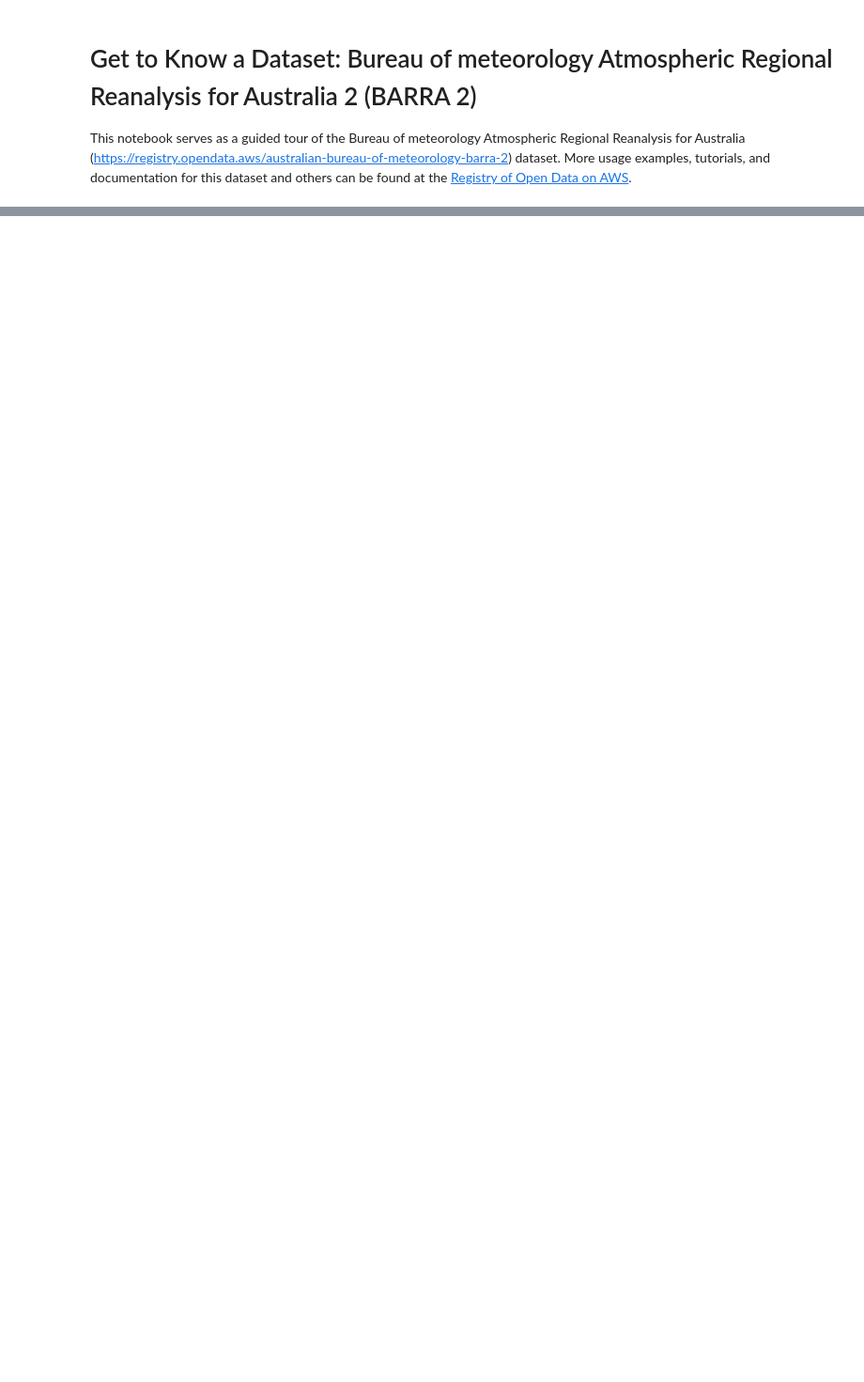
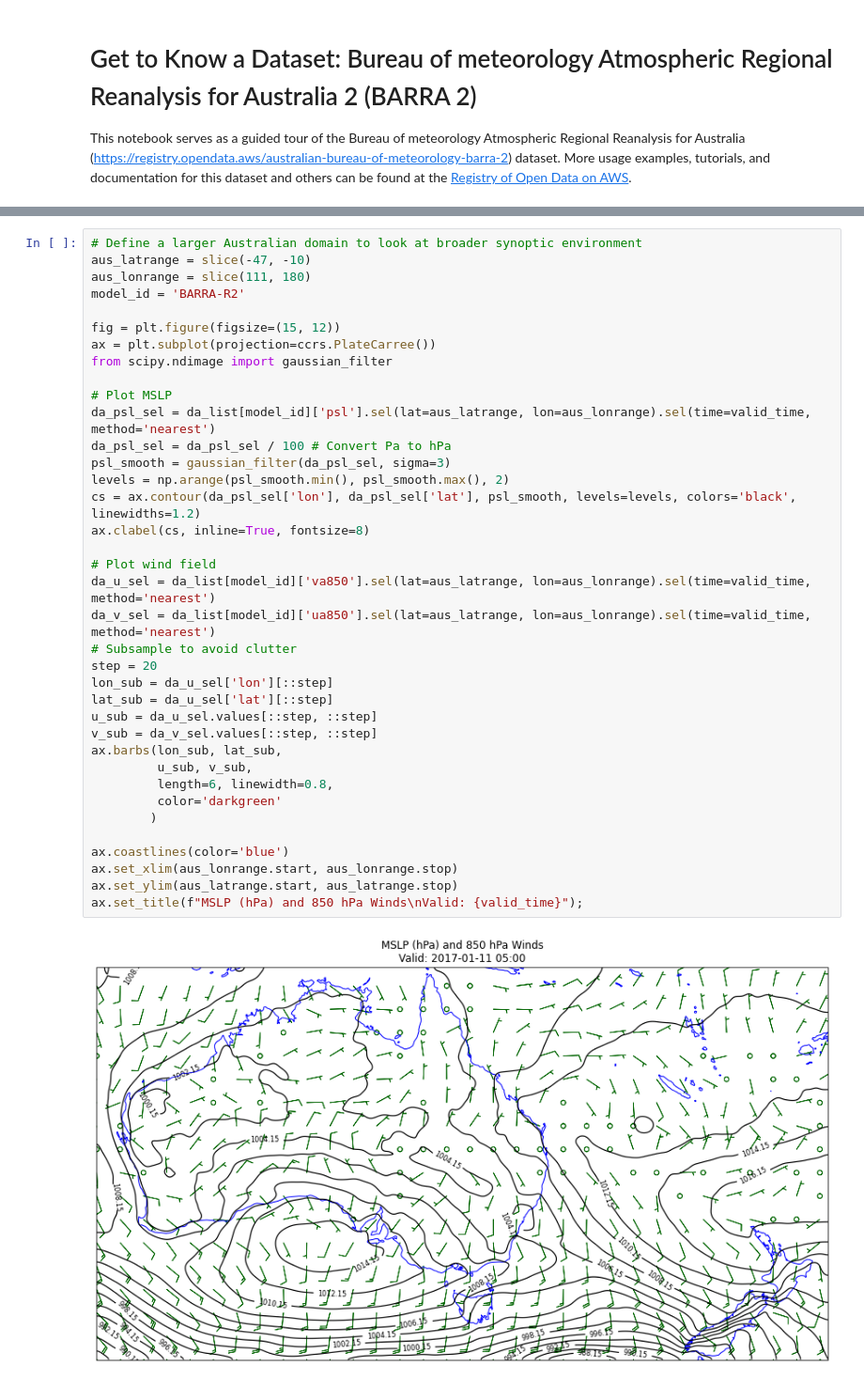
Before and after one commit to xcastagn/open-data-examples, a Jupyter notebook: get-to-know-a-dataset-barra_2.ipynb, the cells around one changed output, grey strips where cells are left out. Shown at 94% size. Saved outputs shown, nothing was run; the diff lists cells and outputs as text; blank space fills up the shorter version.

```diff
--- a/get-to-know-a-dataset-barra_2.ipynb
+++ b/get-to-know-a-dataset-barra_2.ipynb
@@ -84,0 +247,39 @@ The following repository contains Jupyter notebooks, and information to support
+# %%
+# Define a larger Australian domain to look at broader synoptic environment
+aus_latrange = slice(-47, -10)
+aus_lonrange = slice(111, 180)
+model_id = 'BARRA-R2'
+
+fig = plt.figure(figsize=(15, 12))
+ax = plt.subplot(projection=ccrs.PlateCarree())
+from scipy.ndimage import gaussian_filter
+
+# Plot MSLP
+da_psl_sel = da_list[model_id]['psl'].sel(lat=aus_latrange, lon=aus_lonrange).sel(time=valid_time, method='nearest')
+da_psl_sel = da_psl_sel / 100 # Convert Pa to hPa
+psl_smooth = gaussian_filter(da_psl_sel, sigma=3)
+levels = np.arange(psl_smooth.min(), psl_smooth.max(), 2)
+cs = ax.contour(da_psl_sel['lon'], da_psl_sel['lat'], psl_smooth, levels=levels, colors='black', linewidths=1.2)
+ax.clabel(cs, inline=True, fontsize=8)
+
+# Plot wind field
+da_u_sel = da_list[model_id]['va850'].sel(lat=aus_latrange, lon=aus_lonrange).sel(time=valid_time, method='nearest')
+da_v_sel = da_list[model_id]['ua850'].sel(lat=aus_latrange, lon=aus_lonrange).sel(time=valid_time, method='nearest')
+# Subsample to avoid clutter
+step = 20
+lon_sub = da_u_sel['lon'][::step]
+lat_sub = da_u_sel['lat'][::step]
+u_sub = da_u_sel.values[::step, ::step]
+v_sub = da_v_sel.values[::step, ::step]
+ax.barbs(lon_sub, lat_sub,
+         u_sub, v_sub,
+         length=6, linewidth=0.8,
+         color='darkgreen'
+        )
+
+ax.coastlines(color='blue')
+ax.set_xlim(aus_lonrange.start, aus_lonrange.stop)
+ax.set_ylim(aus_latrange.start, aus_latrange.stop)
+ax.set_title(f"MSLP (hPa) and 850 hPa Winds\nValid: {valid_time}");
+# %% [output]
+[figure, added]
```
Also changed, not shown: parts of 24 cells of this notebook.
